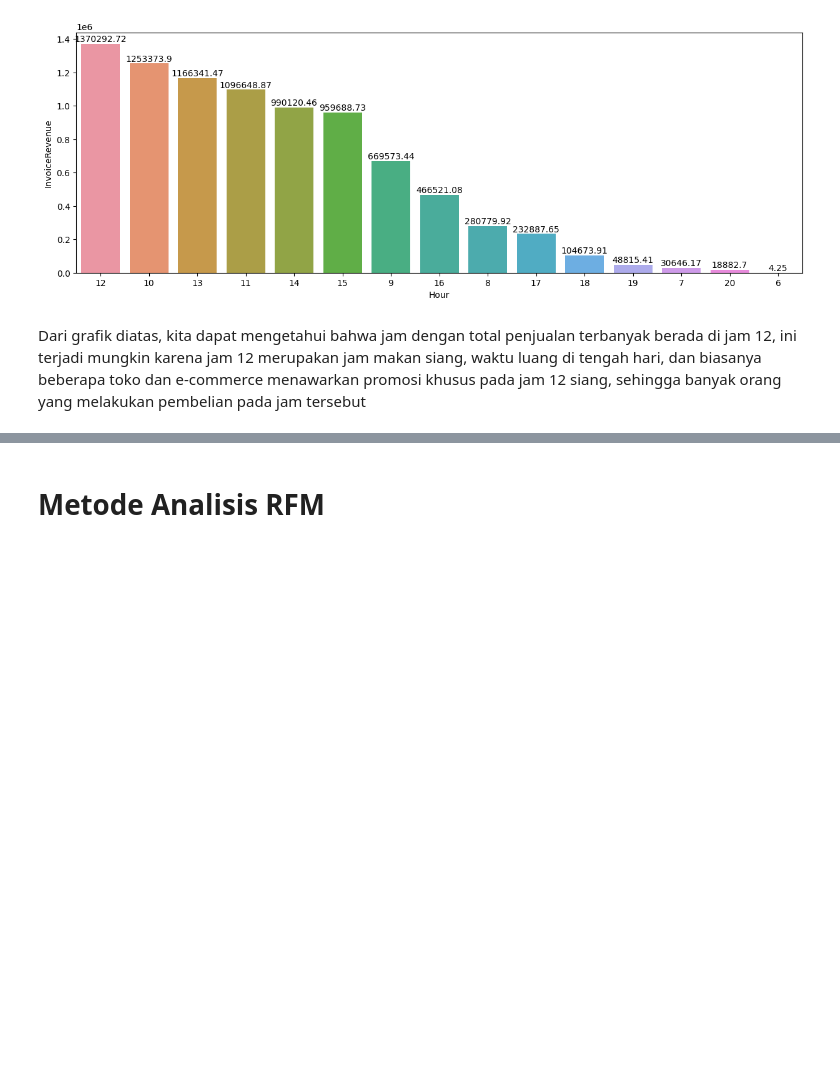
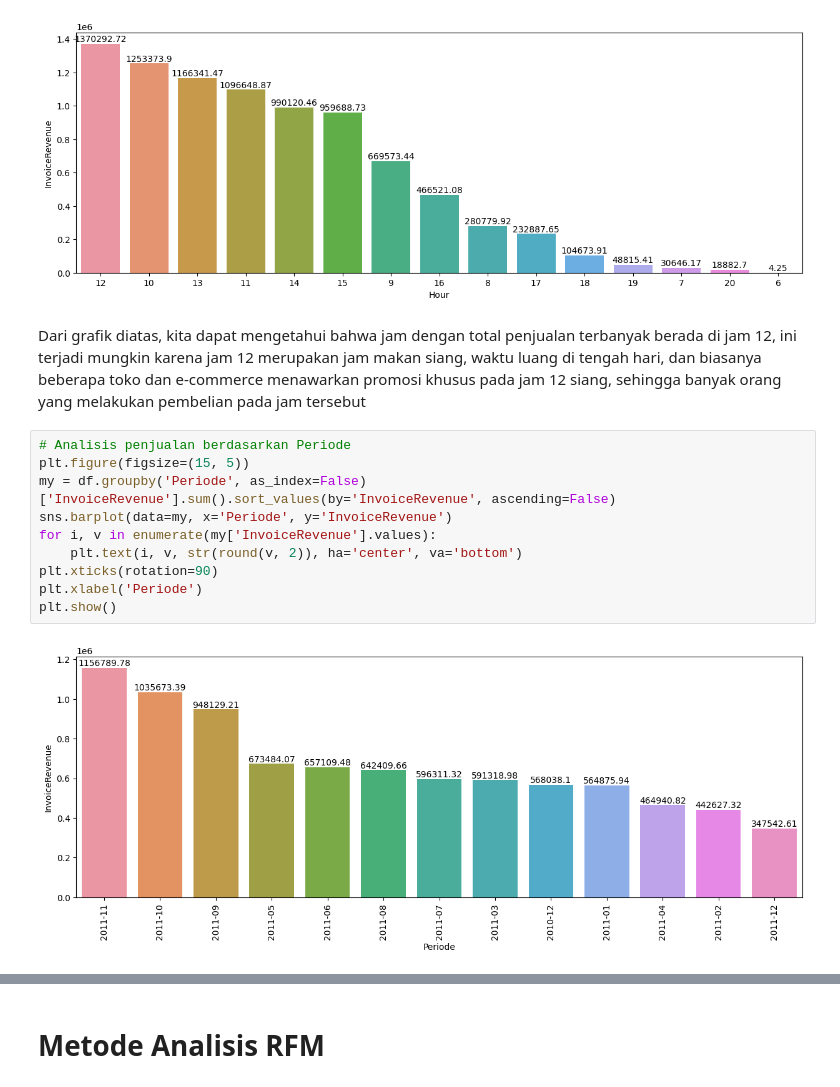
Before and after one commit to mzkki25/rfm-analysis-ecommerce-case, a Jupyter notebook: ecommerce.ipynb, the cells around one changed output, grey strips where cells are left out. Cells and saved outputs as stored; diff of their text form; blank space fills up the shorter version.

```diff
--- a/ecommerce.ipynb
+++ b/ecommerce.ipynb
@@ -455,3 +485,15 @@ plt.show()
 [figure]
 # %% [markdown]
 Dari grafik diatas, kita dapat mengetahui bahwa jam dengan total penjualan terbanyak berada di jam 12, ini terjadi mungkin karena jam 12 merupakan jam makan siang, waktu luang di tengah hari, dan biasanya beberapa toko dan e-commerce menawarkan promosi khusus pada jam 12 siang, sehingga banyak orang yang melakukan pembelian pada jam tersebut
+# %%
+# Analisis penjualan berdasarkan Periode
+plt.figure(figsize=(15, 5))
+my = df.groupby('Periode', as_index=False)['InvoiceRevenue'].sum().sort_values(by='InvoiceRevenue', ascending=False)
+sns.barplot(data=my, x='Periode', y='InvoiceRevenue')
+for i, v in enumerate(my['InvoiceRevenue'].values):
+    plt.text(i, v, str(round(v, 2)), ha='center', va='bottom')
+plt.xticks(rotation=90)
+plt.xlabel('Periode')
+plt.show()
+# %% [output]
+[figure, added]
```
Also changed, not shown: parts of 22 cells of this notebook.
